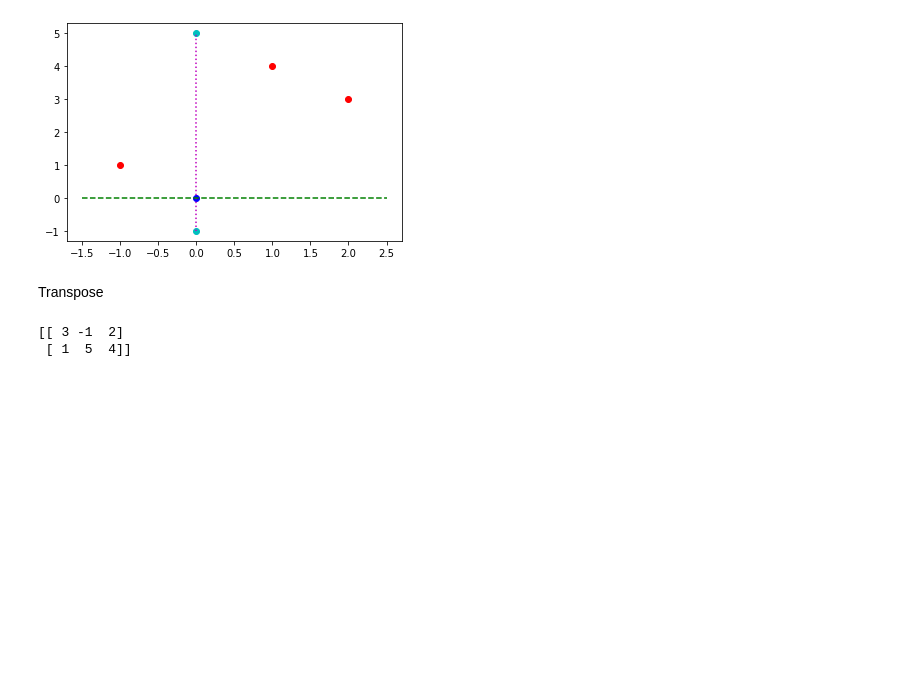
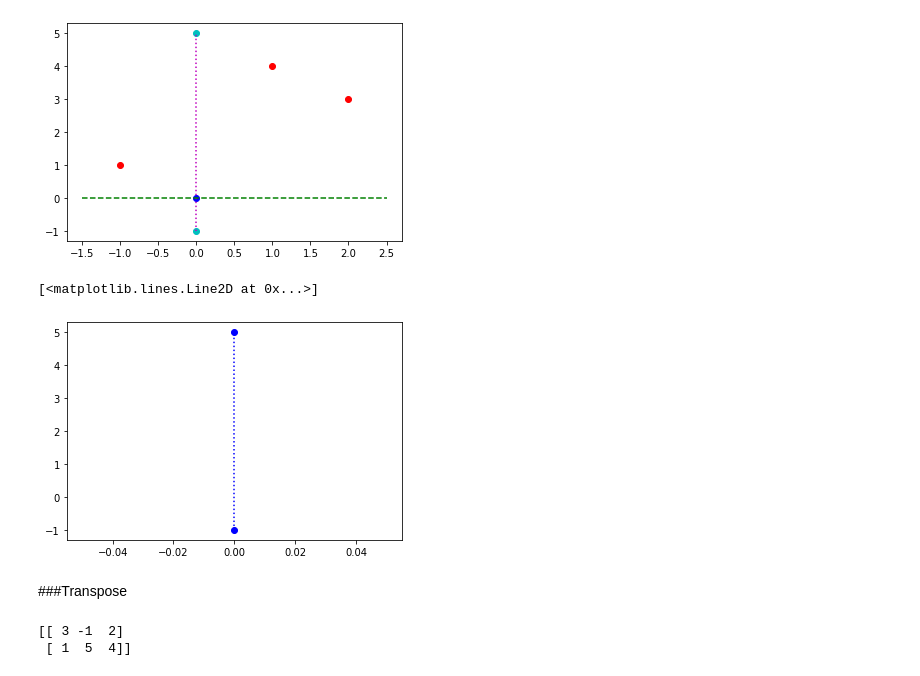
Before and after one commit to proditor002/Multivariate, a Jupyter notebook: MVA001.ipynb, the cells around one changed output. Cells and saved outputs as stored; diff of their text form; code cells hidden in the pictures; blank space fills up the shorter version.

```diff
--- a/MVA001.ipynb
+++ b/MVA001.ipynb
@@ -83,8 +93,16 @@ plt.plot([-1.5,2.5],[0,0],'--g')
 # %% [output]
 [<matplotlib.lines.Line2D at 0x...>]
 [figure]
-# %% [markdown]
-Transpose
+# %%
+#plt.plot(matrix_d[0,:],matrix_d[1,:],'or') #plot(ค่า X, ค่า Y ,หน้าตาของจุด)
+#plt.plot(0,0,'.b')
+plt.plot([0,0],[-1,5],'o:b')
+#plt.plot([-2,2.5],[0,0],'--b')
+# %% [output]
+[<matplotlib.lines.Line2D at 0x...>]
+[figure, added]
+# %% [markdown]
+###Transpose
 # %%
 A = np.array([[3,-1,2],[1,5,4]])
 print(A)
```
Also changed, not shown: parts of 40 cells of this notebook.
